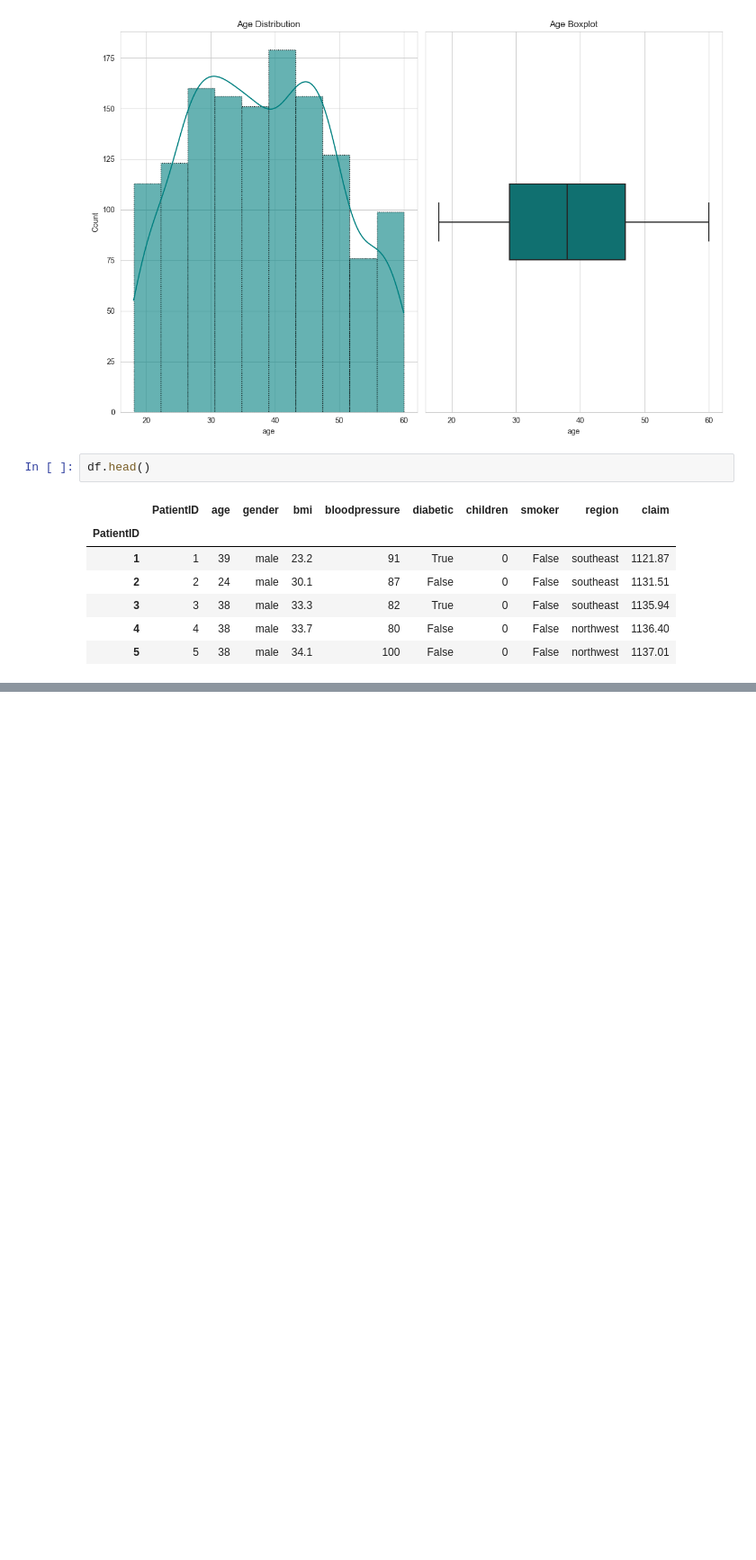
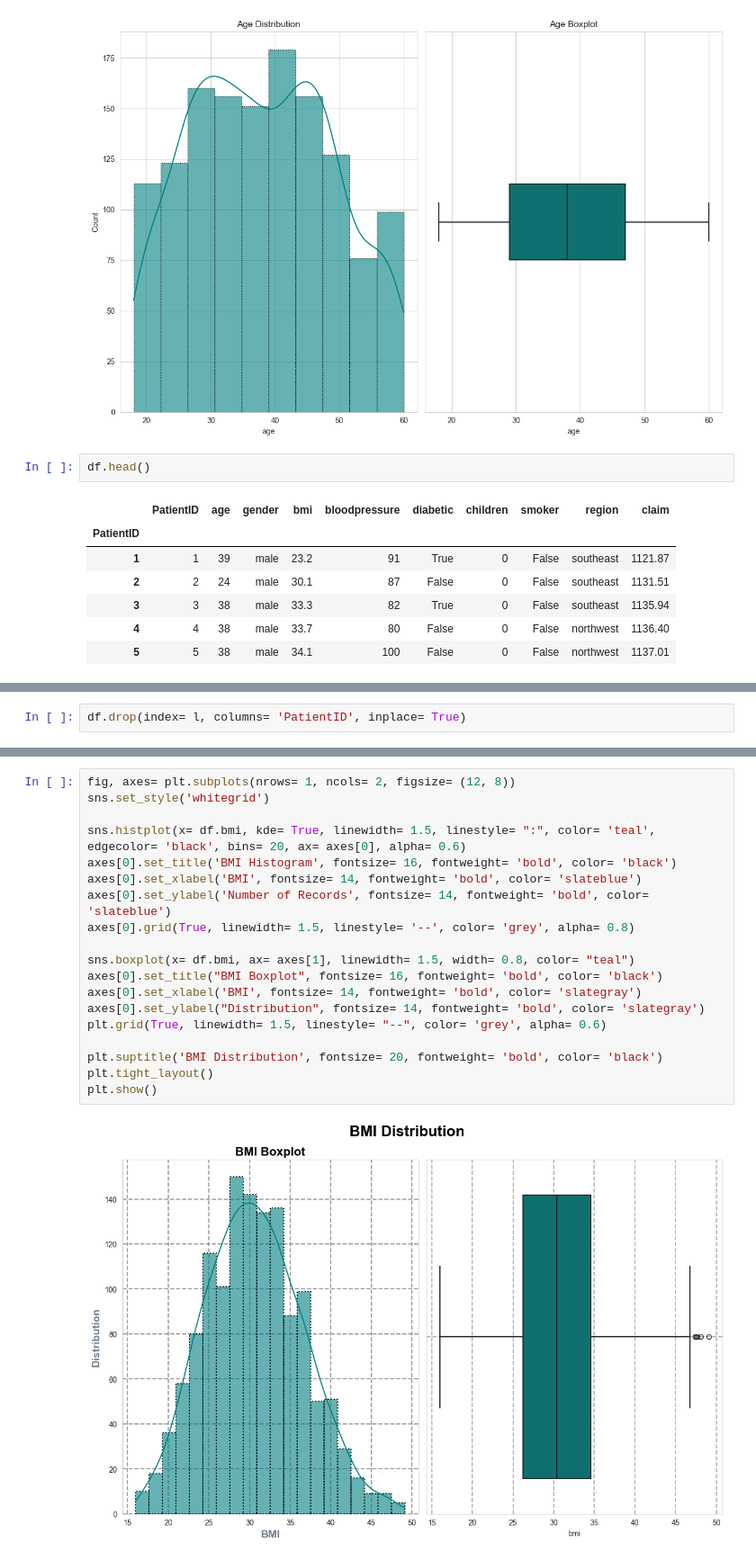
Before and after one commit to SaurabhSSB/medical-expense-analysis, a Jupyter notebook: 2_eda.ipynb, the cells around one changed output, grey strips where cells are left out. Shown: that part at 90% size. Cells and saved outputs as stored; diff of their text form; blank space fills up the shorter version.

```diff
--- a/2_eda.ipynb
+++ b/2_eda.ipynb
@@ -328,0 +371,2 @@ df.head()
+# %%
+df.drop(index= l, columns= 'PatientID', inplace= True)
@@ -328,0 +383,21 @@ df.head()
+# %%
+fig, axes= plt.subplots(nrows= 1, ncols= 2, figsize= (12, 8))
+sns.set_style('whitegrid')
+
+sns.histplot(x= df.bmi, kde= True, linewidth= 1.5, linestyle= ":", color= 'teal', edgecolor= 'black', bins= 20, ax= axes[0], alpha= 0.6)
+axes[0].set_title('BMI Histogram', fontsize= 16, fontweight= 'bold', color= 'black')
+axes[0].set_xlabel('BMI', fontsize= 14, fontweight= 'bold', color= 'slateblue')
+axes[0].set_ylabel('Number of Records', fontsize= 14, fontweight= 'bold', color= 'slateblue')
+axes[0].grid(True, linewidth= 1.5, linestyle= '--', color= 'grey', alpha= 0.8)
+
+sns.boxplot(x= df.bmi, ax= axes[1], linewidth= 1.5, width= 0.8, color= "teal")
+axes[0].set_title("BMI Boxplot", fontsize= 16, fontweight= 'bold', color= 'black')
+axes[0].set_xlabel('BMI', fontsize= 14, fontweight= 'bold', color= 'slategray')
+axes[0].set_ylabel("Distribution", fontsize= 14, fontweight= 'bold', color= 'slategray')
+plt.grid(True, linewidth= 1.5, linestyle= "--", color= 'grey', alpha= 0.6)
+
+plt.suptitle('BMI Distribution', fontsize= 20, fontweight= 'bold', color= 'black')
+plt.tight_layout()
+plt.show()
+# %% [output]
+[figure, added]
```
Also changed, not shown: parts of 4 cells of this notebook.
